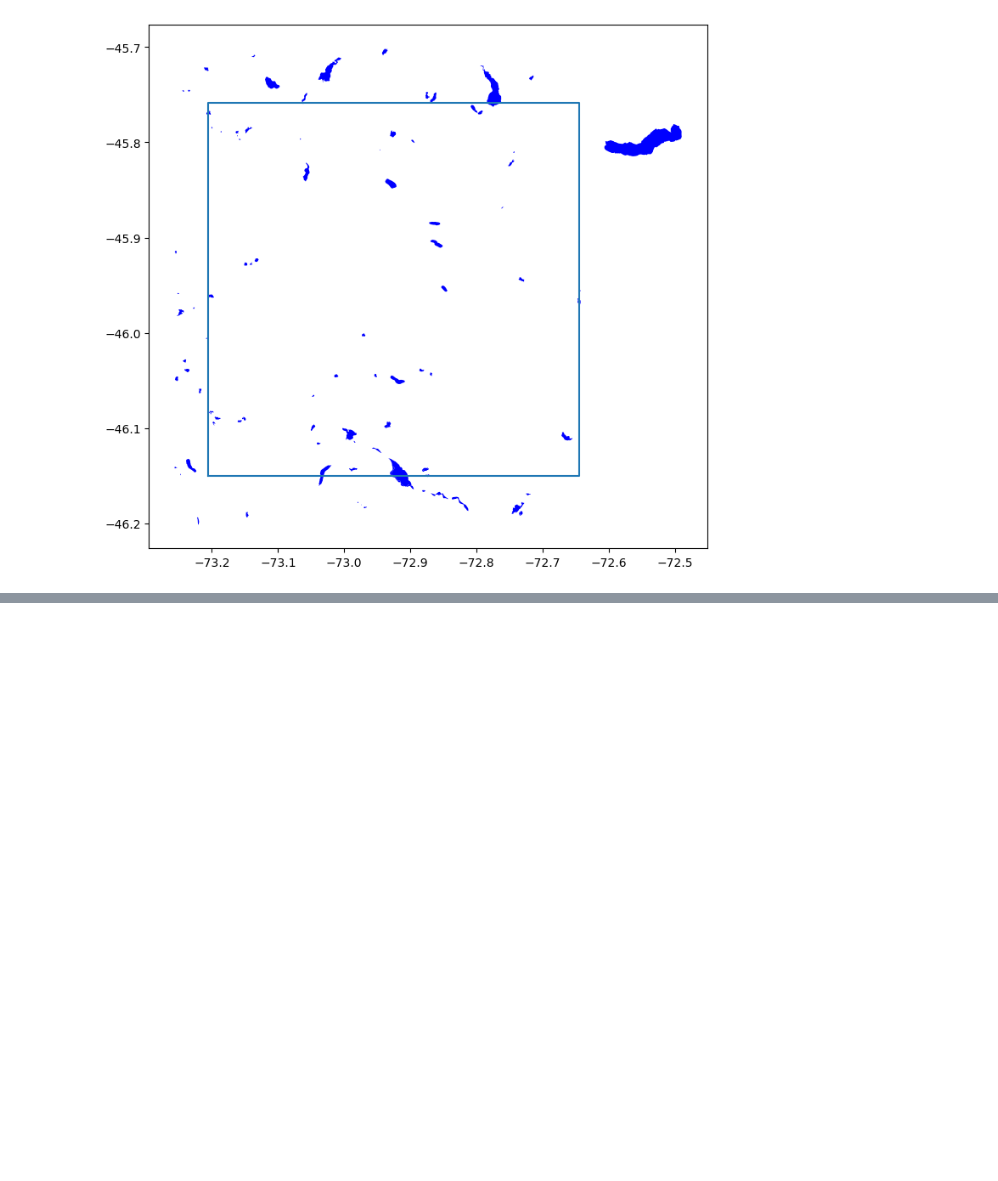
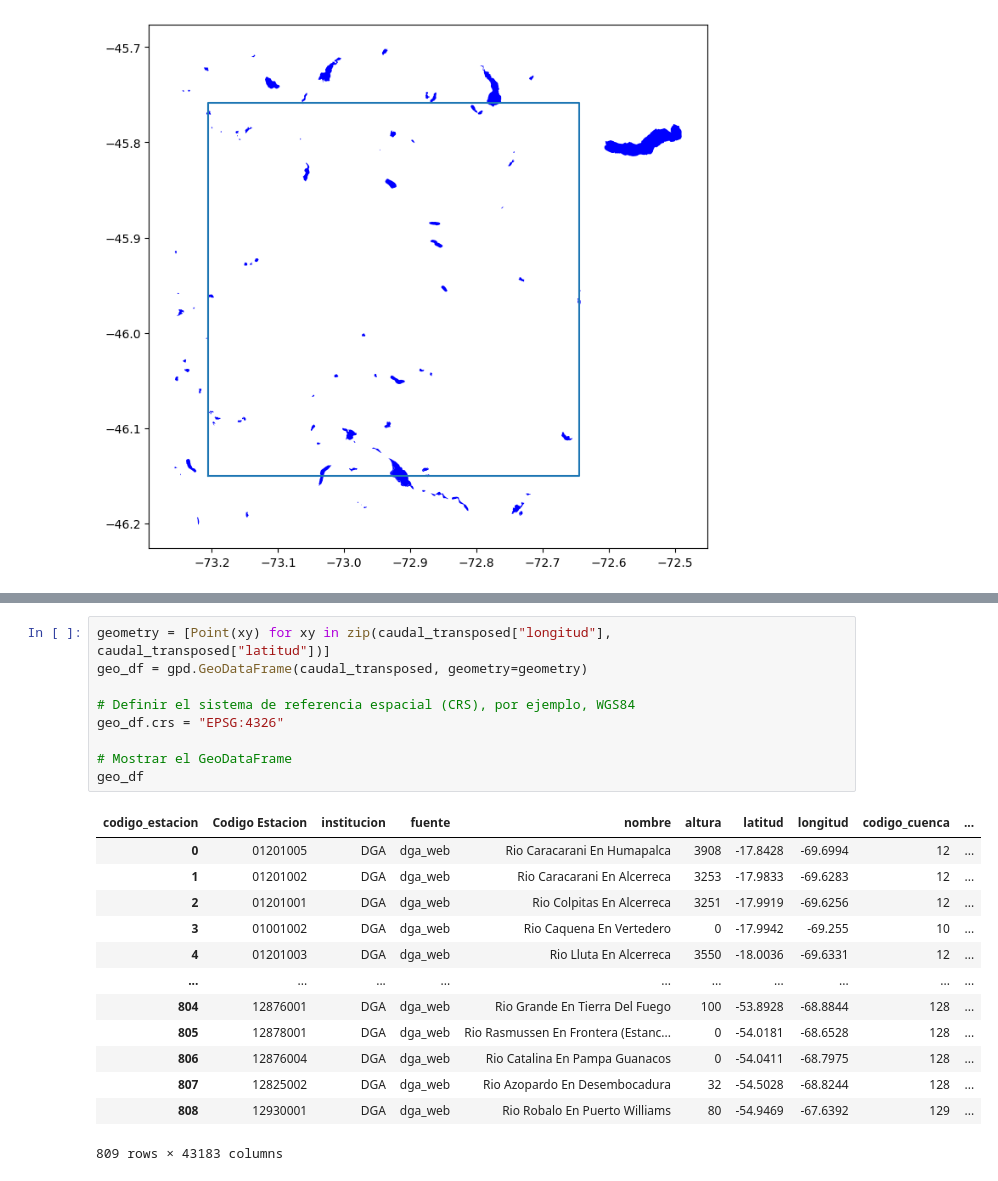
Before and after one commit to Benjaminsantander/Proyecto-GeoEspacial, a Jupyter notebook: Entrega 1/Rios/Rios.ipynb, the cells around one changed output, grey strips where cells are left out. Drawn from its saved outputs; the diff is of its cells as text; blank space fills up the shorter version.

```diff
--- a/Entrega 1/Rios/Rios.ipynb
+++ b/Entrega 1/Rios/Rios.ipynb
@@ -87,0 +159,23 @@ plt.show()
+# %%
+geometry = [Point(xy) for xy in zip(caudal_transposed["longitud"], caudal_transposed["latitud"])]
+geo_df = gpd.GeoDataFrame(caudal_transposed, geometry=geometry)
+
+# Definir el sistema de referencia espacial (CRS), por ejemplo, WGS84
+geo_df.crs = "EPSG:4326"
+
+# Mostrar el GeoDataFrame
+geo_df
+# %% [output]
+| codigo_estacion | Codigo Estacion | institucion | fuente | nombre | altura | latitud | longitud | codigo_cuenca | ... |
+| 0 | 01201005 | DGA | dga_web | Rio Caracarani En Humapalca | 3908 | -17.8428 | -69.6994 | 12 | ... |
+| 1 | 01201002 | DGA | dga_web | Rio Caracarani En Alcerreca | 3253 | -17.9833 | -69.6283 | 12 | ... |
+| 2 | 01201001 | DGA | dga_web | Rio Colpitas En Alcerreca | 3251 | -17.9919 | -69.6256 | 12 | ... |
+| 3 | 01001002 | DGA | dga_web | Rio Caquena En Vertedero | 0 | -17.9942 | -69.255 | 10 | ... |
+| 4 | 01201003 | DGA | dga_web | Rio Lluta En Alcerreca | 3550 | -18.0036 | -69.6331 | 12 | ... |
+| ... | ... | ... | ... | ... | ... | ... | ... | ... | ... |
+| 804 | 12876001 | DGA | dga_web | Rio Grande En Tierra Del Fuego | 100 | -53.8928 | -68.8844 | 128 | ... |
+| 805 | 12878001 | DGA | dga_web | Rio Rasmussen En Frontera (Estanc... | 0 | -54.0181 | -68.6528 | 128 | ... |
+| 806 | 12876004 | DGA | dga_web | Rio Catalina En Pampa Guanacos | 0 | -54.0411 | -68.7975 | 128 | ... |
+| 807 | 12825002 | DGA | dga_web | Rio Azopardo En Desembocadura | 32 | -54.5028 | -68.8244 | 128 | ... |
+| 808 | 12930001 | DGA | dga_web | Rio Robalo En Puerto Williams | 80 | -54.9469 | -67.6392 | 129 | ... |
+809 rows × 43183 columns
```
Also changed, not shown: parts of 11 cells of this notebook, 2 other files.
